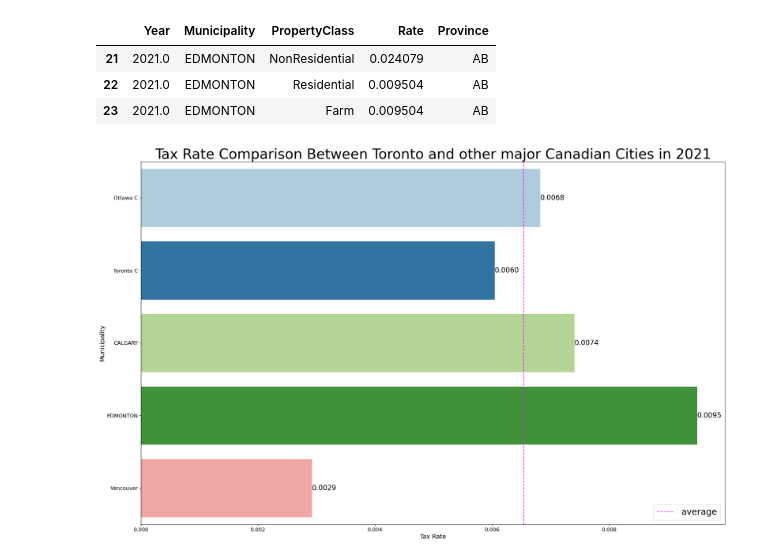
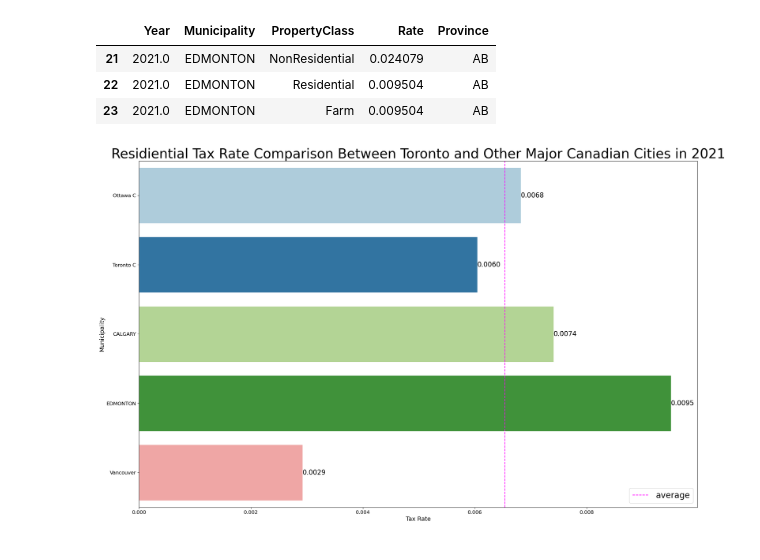
Before and after one commit to ddsarai/propertTax_comps, a Jupyter notebook: ON_AB_BC_2021_comp.ipynb, the cells around one changed output. Drawn from its saved outputs; the diff is of its cells as text; code cells hidden in the pictures.

```diff
--- a/ON_AB_BC_2021_comp.ipynb
+++ b/ON_AB_BC_2021_comp.ipynb
@@ -28,17 +28,17 @@ ptax_2021[ptax_2021['Municipality'] == 'EDMONTON'].head()
 # %%
 cities = ['Toronto C', 'Ottawa C', 'Vancouver', 'EDMONTON', 'CALGARY']
 data = ptax_2021[(ptax_2021['Municipality'].isin(cities)) & (ptax_2021['PropertyClass'] == 'Residential')]
 
 fig, ax = plt.subplots(figsize=(24,15))
 fig = sns.barplot(data=data, y='Municipality', x='Rate', orient='h', palette='Paired', dodge=False)
 ax.set_xlabel('Tax Rate', fontsize=14)
 ax.set_ylabel('Municipality', fontsize=14)
 plt.yticks(fontsize=12)
 plt.xticks(fontsize=12)
-ax.set_title('Tax Rate Comparison Between Toronto and Other Major Canadian Cities in 2021', fontsize=32)
+ax.set_title('Residiential Tax Rate Comparison Between Toronto and Other Major Canadian Cities in 2021', fontsize=32)
 ax.bar_label(ax.containers[0], fmt='%.4f', fontsize=16)
 plt.axvline(data['Rate'].mean(), color='magenta', linestyle='dashed', label='average')
 plt.legend(loc='lower right', prop={'size':20})
 plt.show()
 # %% [output]
-[figure, old version]
+[figure, new version]
```
Also changed, not shown: parts of 4 cells of this notebook, 1 other file.
